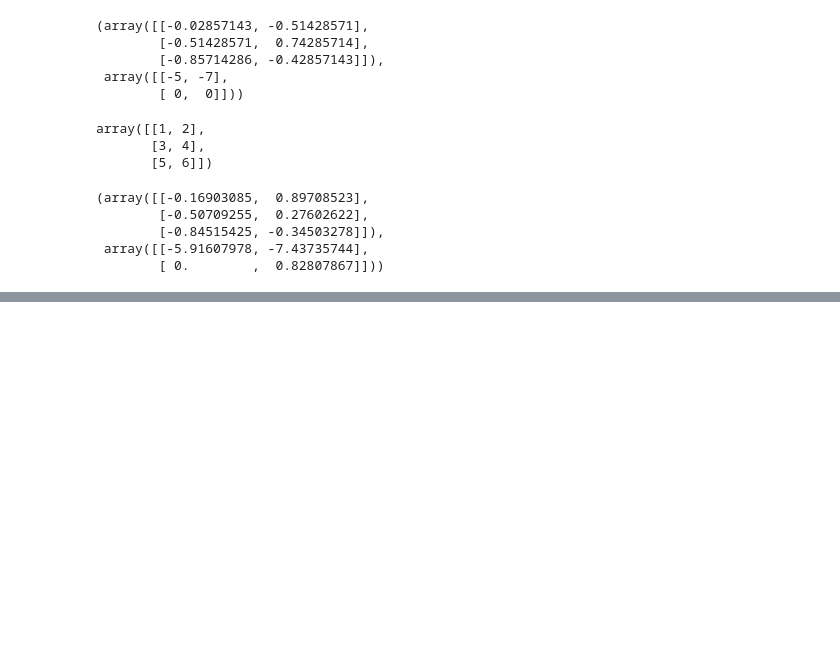
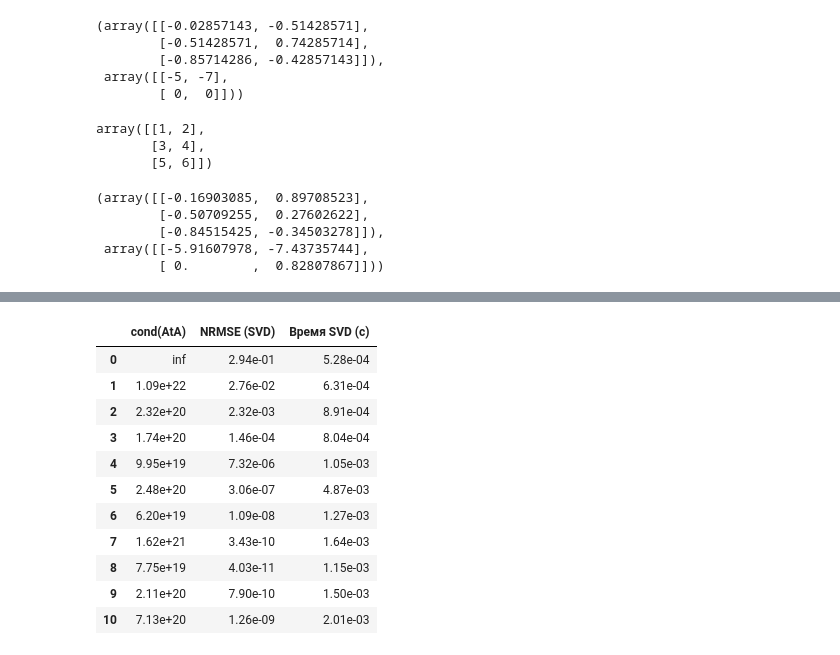
Before and after one commit to DilshodN/MMCM, a Jupyter notebook: task1/task1.ipynb, the cells around one changed output, grey strips where cells are left out. Cells and saved outputs as stored; diff of their text form; code cells hidden in the pictures; blank space fills up the shorter version.

```diff
--- a/task1/task1.ipynb
+++ b/task1/task1.ipynb
@@ -271,0 +338,34 @@ np.linalg.qr(A)
+# %%
+path = 'data_5.txt'
+data = np.loadtxt(path, dtype=float)
+
+N = 10
+condAtA = np.zeros(N + 1)
+SVD_NRSME = np.zeros(N + 1)
+SVD_time = np.zeros(N + 1)
+
+for n in range(N + 1):
+    _, cond, NRSME, bench = dataApproxWithSVD(n, data, 'Chebyshev')
+    condAtA[n] = cond
+    SVD_NRSME[n] = NRSME
+    SVD_time[n] = bench
+# %%
+table2 = pd.DataFrame({'cond(AtA)': condAtA, 'NRMSE (SVD)': SVD_NRSME, 'Время SVD (с)': SVD_time}, index=np.arange(11))
+table2["cond(AtA)"] = table2["cond(AtA)"].map("{:.2e}".format)
+table2["NRMSE (SVD)"] = table2["NRMSE (SVD)"].map("{:.2e}".format)
+table2["Время SVD (с)"] = table2["Время SVD (с)"].map("{:.2e}".format)
+# %%
+table2
+# %% [output]
+|  | cond(AtA) | NRMSE (SVD) | Время SVD (с) |
+| 0 | inf | 2.94e-01 | 5.28e-04 |
+| 1 | 1.09e+22 | 2.76e-02 | 6.31e-04 |
+| 2 | 2.32e+20 | 2.32e-03 | 8.91e-04 |
+| 3 | 1.74e+20 | 1.46e-04 | 8.04e-04 |
+| 4 | 9.95e+19 | 7.32e-06 | 1.05e-03 |
+| 5 | 2.48e+20 | 3.06e-07 | 4.87e-03 |
+| 6 | 6.20e+19 | 1.09e-08 | 1.27e-03 |
+| 7 | 1.62e+21 | 3.43e-10 | 1.64e-03 |
+| 8 | 7.75e+19 | 4.03e-11 | 1.15e-03 |
+| 9 | 2.11e+20 | 7.90e-10 | 1.50e-03 |
+| 10 | 7.13e+20 | 1.26e-09 | 2.01e-03 |
```
Also changed, not shown: parts of 9 cells of this notebook, 3 other files.
